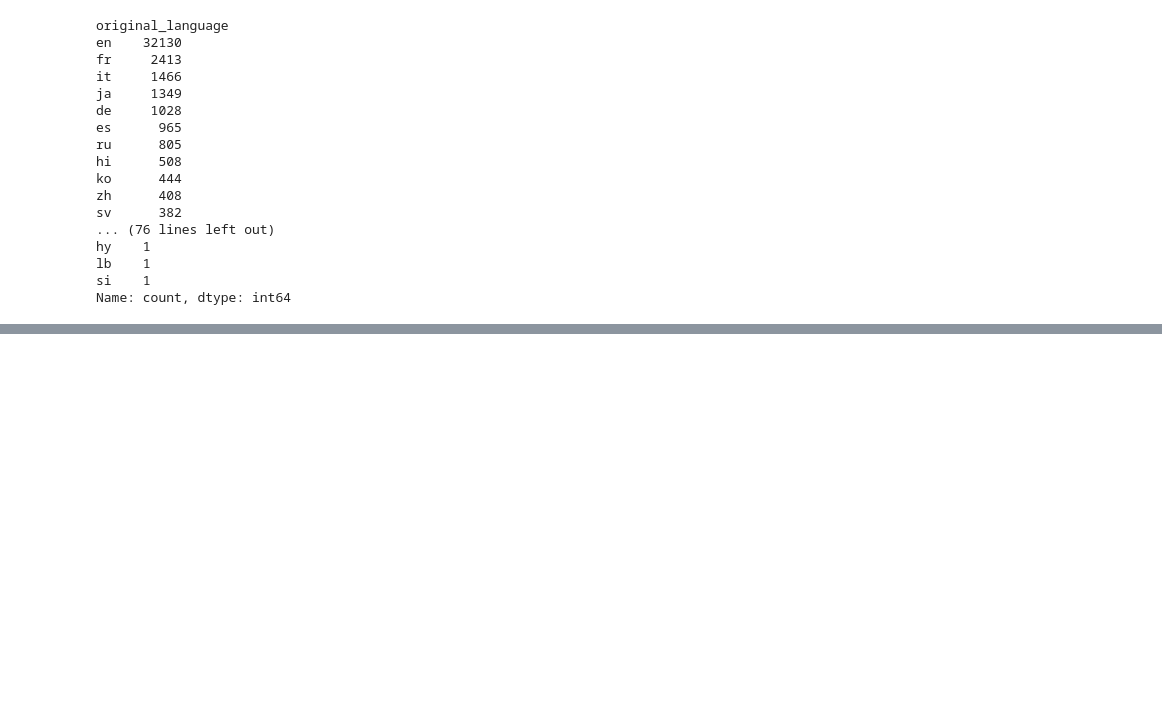
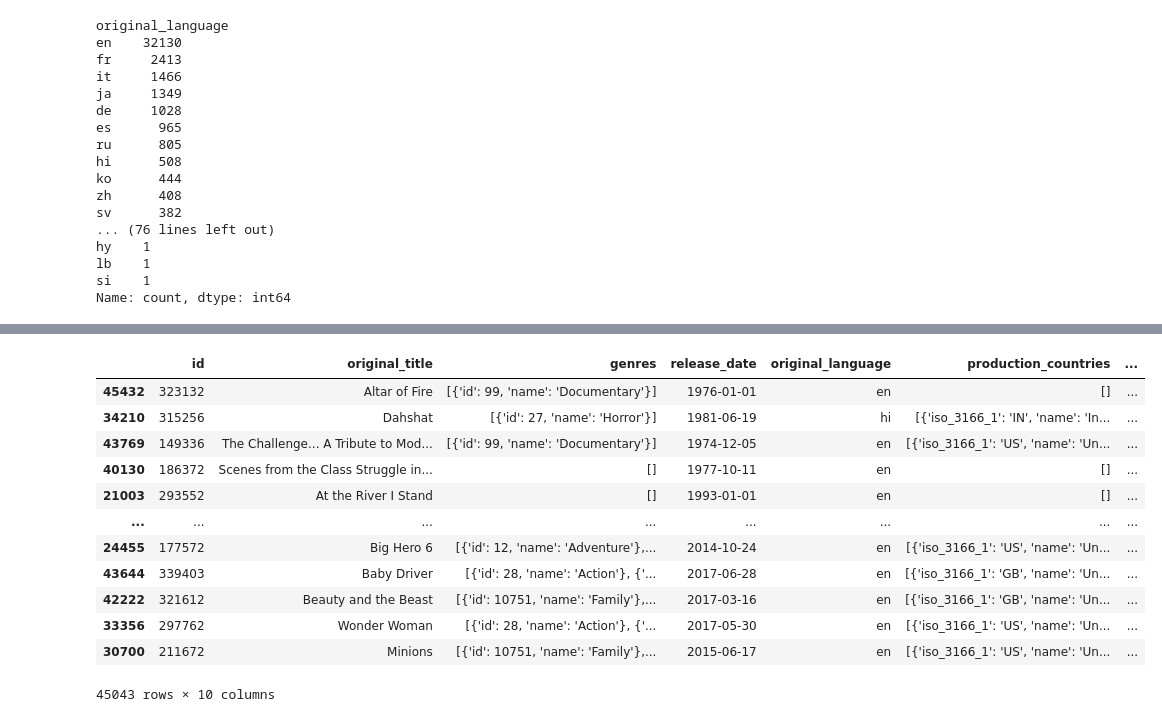
Before and after one commit to Alexkarneff/Projet-Netflix, a Jupyter notebook: code/projet_netflix.ipynb, the cells around one changed output, grey strips where cells are left out. Cells and saved outputs as stored; diff of their text form; code cells hidden in the pictures; blank space fills up the shorter version.

Commit message:
Fichier filtré
Fichier movies_metadata_filtre.csv ajouté

```diff
--- a/code/projet_netflix.ipynb
+++ b/code/projet_netflix.ipynb
@@ -184,3 +184,11 @@ hy    1
 lb    1
 si    1
 Name: count, dtype: int64
+# %%
+"""
+J'ai converti les données de la colonne 'popularity' en float pour pouvoir les comparer.
+Conversion des id en int64 pour qu'ils aient le même type que dans la table credits.
+"""
+movie_metadata_filtre["popularity"] = pd.to_numeric(movie_metadata_filtre["popularity"])
+movie_metadata_filtre['id'] = pd.to_numeric(movie_metadata_filtre['id'])
+movie_metadata_filtre.info()
@@ -186,0 +223,16 @@ Name: count, dtype: int64
+# %%
+movie_metadata_filtre.sort_values("popularity", ascending=True)
+# %% [output]
+|  | id | original_title | genres | release_date | original_language | production_countries | ... |
+| 45432 | 323132 | Altar of Fire | [{'id': 99, 'name': 'Documentary'}] | 1976-01-01 | en | [] | ... |
+| 34210 | 315256 | Dahshat | [{'id': 27, 'name': 'Horror'}] | 1981-06-19 | hi | [{'iso_3166_1': 'IN', 'name': 'In... | ... |
+| 43769 | 149336 | The Challenge... A Tribute to Mod... | [{'id': 99, 'name': 'Documentary'}] | 1974-12-05 | en | [{'iso_3166_1': 'US', 'name': 'Un... | ... |
+| 40130 | 186372 | Scenes from the Class Struggle in... | [] | 1977-10-11 | en | [] | ... |
+| 21003 | 293552 | At the River I Stand | [] | 1993-01-01 | en | [] | ... |
+| ... | ... | ... | ... | ... | ... | ... | ... |
+| 24455 | 177572 | Big Hero 6 | [{'id': 12, 'name': 'Adventure'},... | 2014-10-24 | en | [{'iso_3166_1': 'US', 'name': 'Un... | ... |
+| 43644 | 339403 | Baby Driver | [{'id': 28, 'name': 'Action'}, {'... | 2017-06-28 | en | [{'iso_3166_1': 'GB', 'name': 'Un... | ... |
+| 42222 | 321612 | Beauty and the Beast | [{'id': 10751, 'name': 'Family'},... | 2017-03-16 | en | [{'iso_3166_1': 'GB', 'name': 'Un... | ... |
+| 33356 | 297762 | Wonder Woman | [{'id': 28, 'name': 'Action'}, {'... | 2017-05-30 | en | [{'iso_3166_1': 'US', 'name': 'Un... | ... |
+| 30700 | 211672 | Minions | [{'id': 10751, 'name': 'Family'},... | 2015-06-17 | en | [{'iso_3166_1': 'US', 'name': 'Un... | ... |
+45043 rows × 10 columns
```
Also changed, not shown: parts of 2 cells of this notebook, 1 other file.
